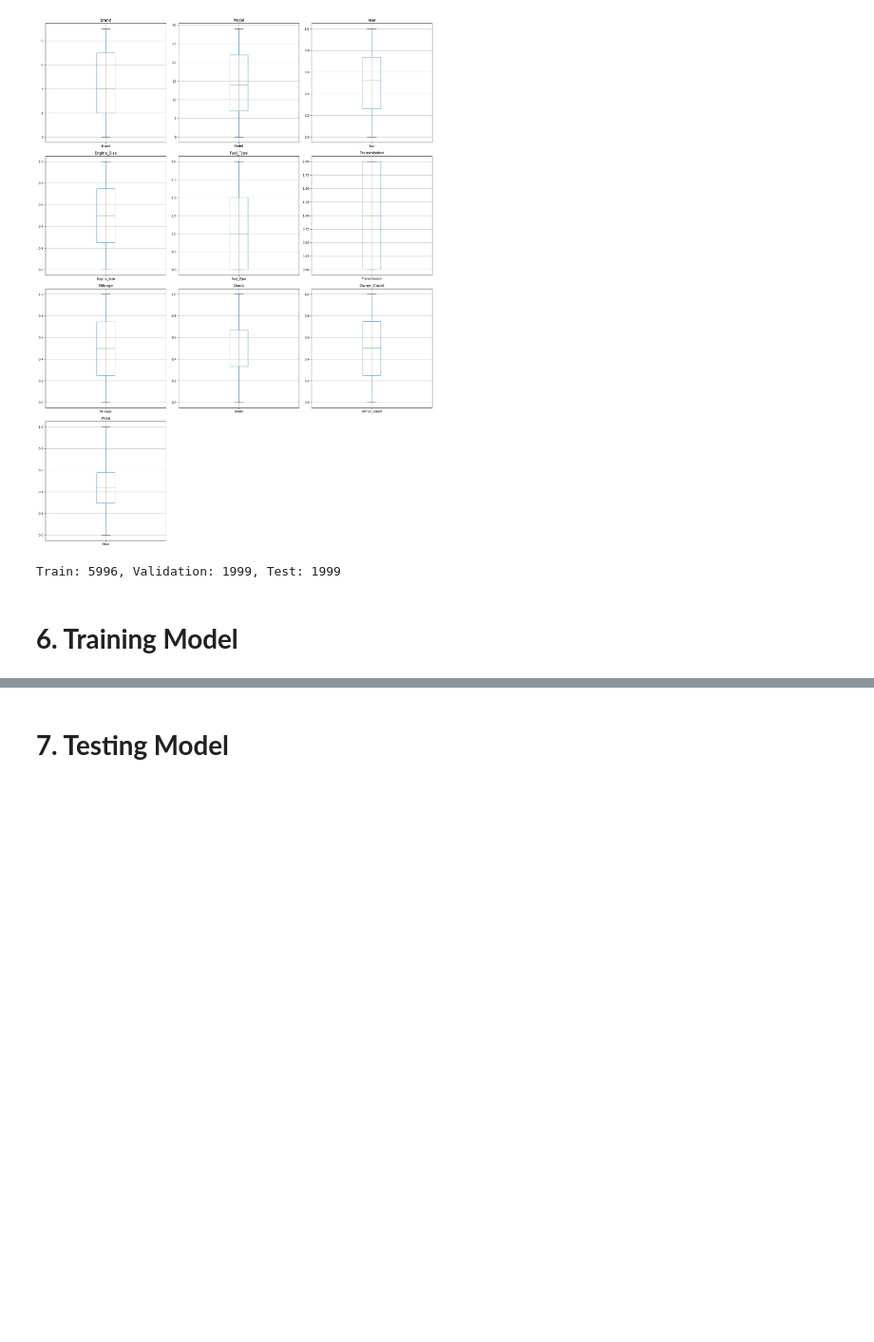
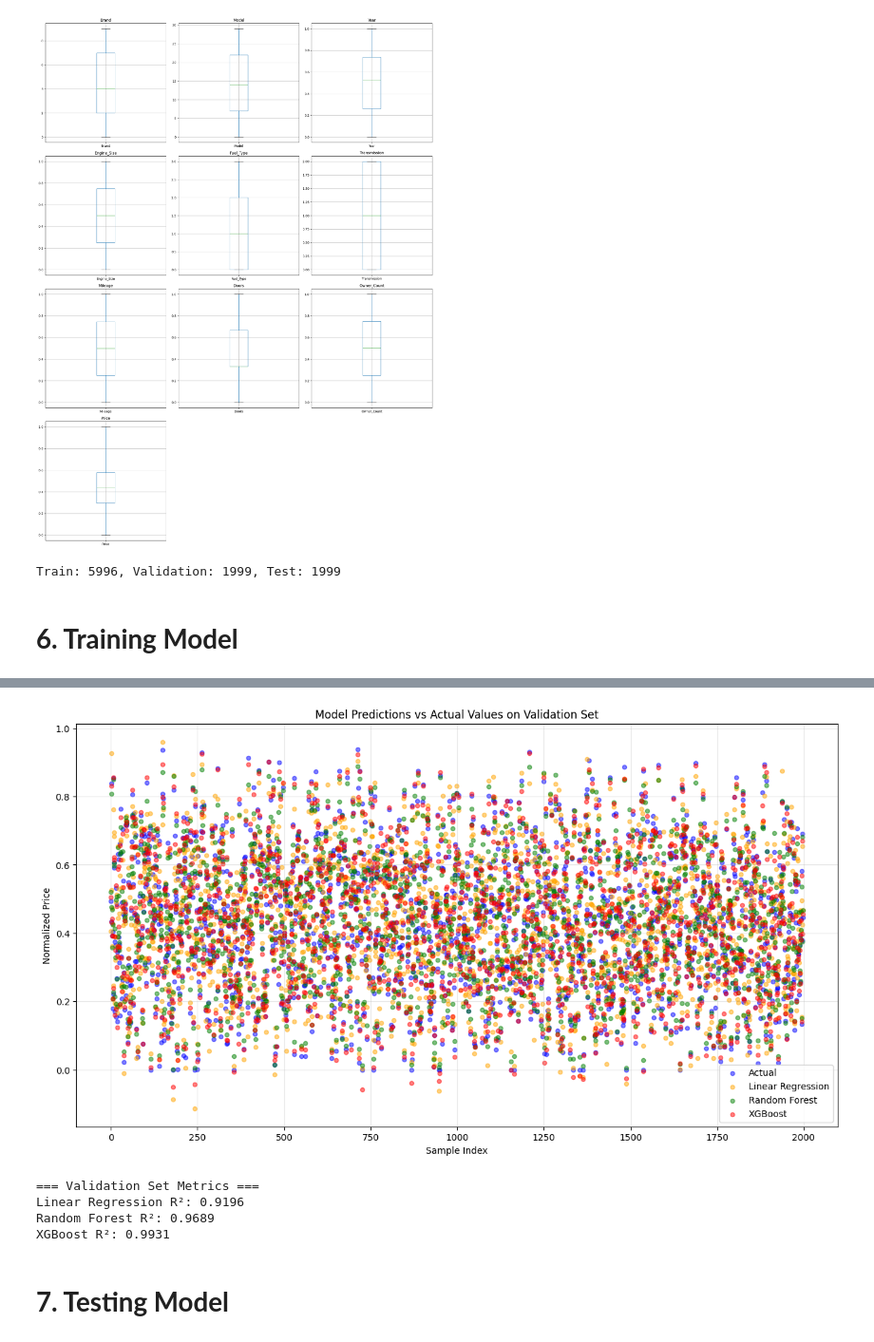
Before and after one commit to lutfialvarop/ML-Predicted-Car, a Jupyter notebook: Regression.ipynb, the cells around one changed output, grey strips where cells are left out. Shown at 95% size. Cells and saved outputs as stored; diff of their text form; code cells hidden in the pictures; blank space fills up the shorter version.

```diff
--- a/Regression.ipynb
+++ b/Regression.ipynb
@@ -273,3 +306,32 @@ plt.show()
+# %%
+# Plot Actual vs Predicted
+
+plt.figure(figsize=(15, 8))
+
+# Create scatter plots instead of line plots for better visualization
+plt.scatter(range(len(val_y)), val_y, label='Actual', color='blue', alpha=0.5, s=20)
+plt.scatter(range(len(val_y)), y_trainLinear, label='Linear Regression', color='orange', alpha=0.5, s=20)
+plt.scatter(range(len(val_y)), y_trainRandomForest, label='Random Forest', color='green', alpha=0.5, s=20)
+plt.scatter(range(len(val_y)), y_trainXgboost, label='XGBoost', color='red', alpha=0.5, s=20)
+
+plt.title('Model Predictions vs Actual Values on Validation Set')
+plt.xlabel('Sample Index')
+plt.ylabel('Normalized Price')
+plt.legend()
+plt.grid(True, alpha=0.3)
+plt.show()
+
+# Add evaluation metrics
+print("\n=== Validation Set Metrics ===")
+print("Linear Regression R²:", round(r2_score(val_y, y_trainLinear), 4))
+print("Random Forest R²:", round(r2_score(val_y, y_trainRandomForest), 4))
+print("XGBoost R²:", round(r2_score(val_y, y_trainXgboost), 4))
+# %% [output]
+[figure, added]
+=== Validation Set Metrics ===
+Linear Regression R²: 0.9196
+Random Forest R²: 0.9689
+XGBoost R²: 0.9931
 # %% [markdown]
 # **7. Testing Model**
 # %%
```
Also changed, not shown: parts of 8 cells of this notebook.
